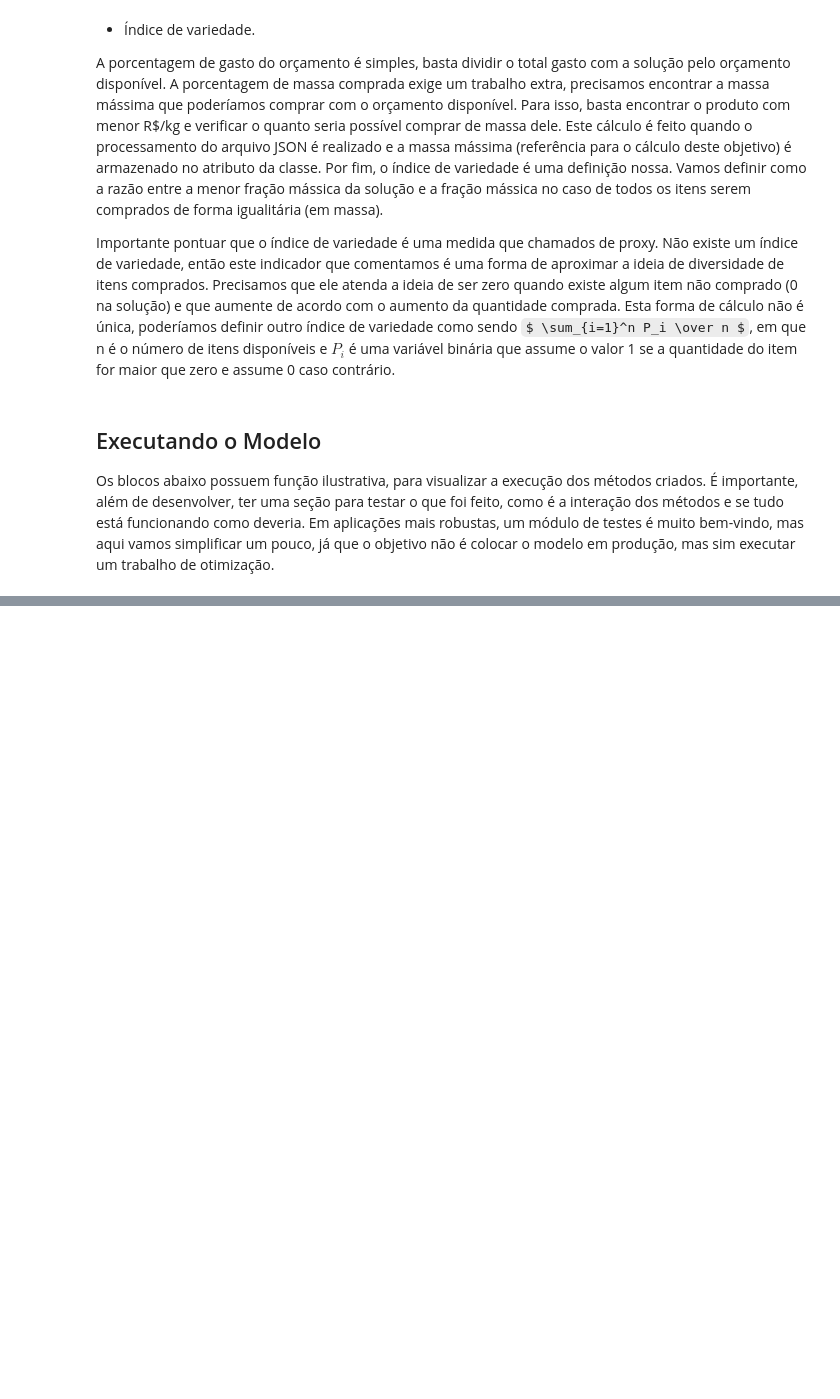
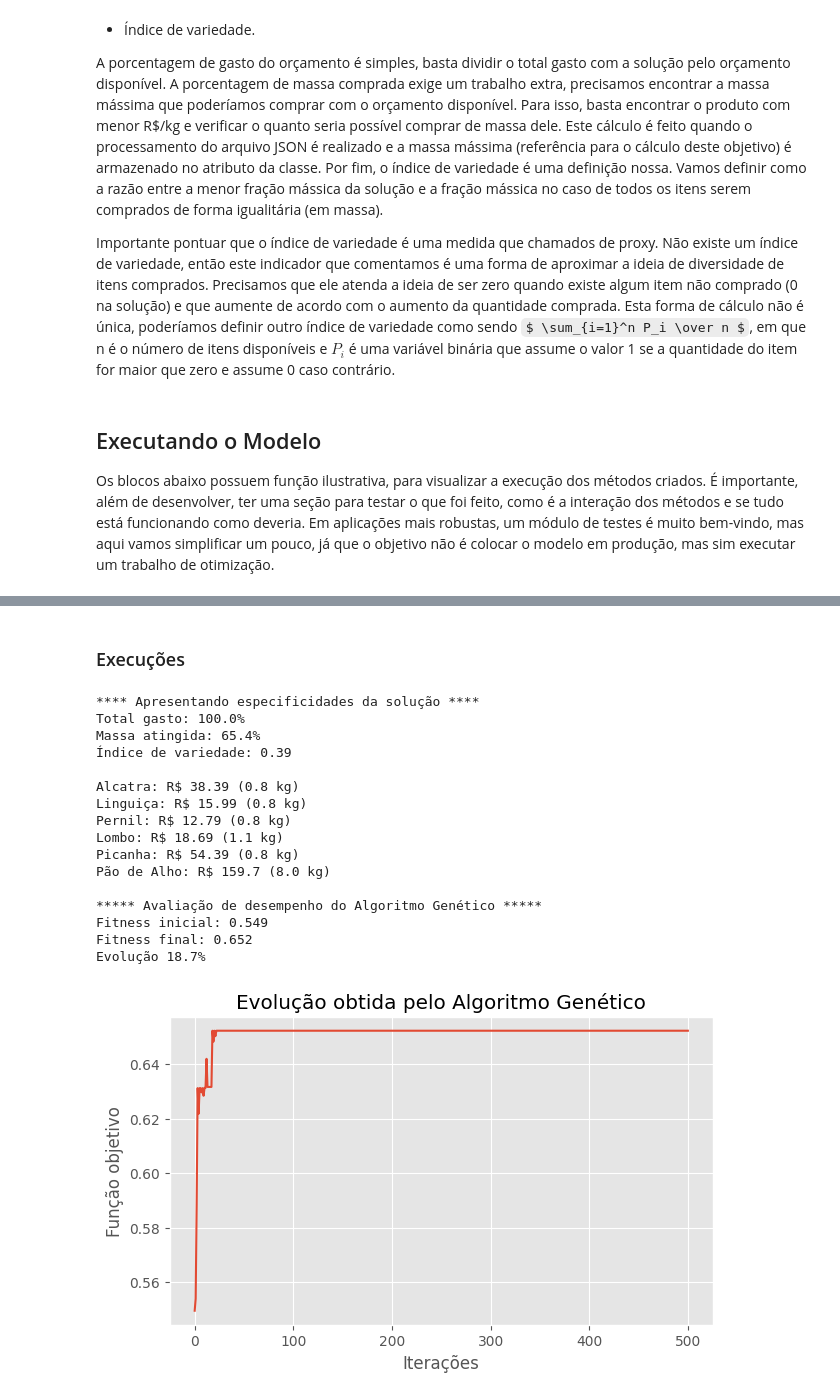
Before and after one commit to BrunoSantosPK/maximizando, a Jupyter notebook: notebooks/caso_churrasco.ipynb, the cells around one changed output, grey strips where cells are left out. Cells and saved outputs as stored; diff of their text form; code cells hidden in the pictures; some formulas as TeX source; blank space fills up the shorter version.

```diff
--- a/notebooks/caso_churrasco.ipynb
+++ b/notebooks/caso_churrasco.ipynb
@@ -306,0 +668,27 @@ Vizinho: [0.9, 0.6, 0.6, 0.2, 0.9, 7]
+# %% [markdown]
+### Execuções
+# %%
+# Encontra o resultado com a execução com reinicializações
+genetic_algoritm = GeneticAlgorithm(barbecue, compose)
+optima = genetic_algoritm.run(n_population=50, generations=500, mutate_rate=0.3)
+
+barbecue.print_solution(optima.solution)
+optima.show_evolution()
+# %% [output]
+**** Apresentando especificidades da solução ****
+Total gasto: 100.0%
+Massa atingida: 65.4%
+Índice de variedade: 0.39
+
+Alcatra: R$ 38.39 (0.8 kg)
+Linguiça: R$ 15.99 (0.8 kg)
+Pernil: R$ 12.79 (0.8 kg)
+Lombo: R$ 18.69 (1.1 kg)
+Picanha: R$ 54.39 (0.8 kg)
+Pão de Alho: R$ 159.7 (8.0 kg)
+
+***** Avaliação de desempenho do Algoritmo Genético *****
+Fitness inicial: 0.549
+Fitness final: 0.652
+Evolução 18.7%
+[figure, added]
```
Also changed, not shown: parts of 19 cells of this notebook.
